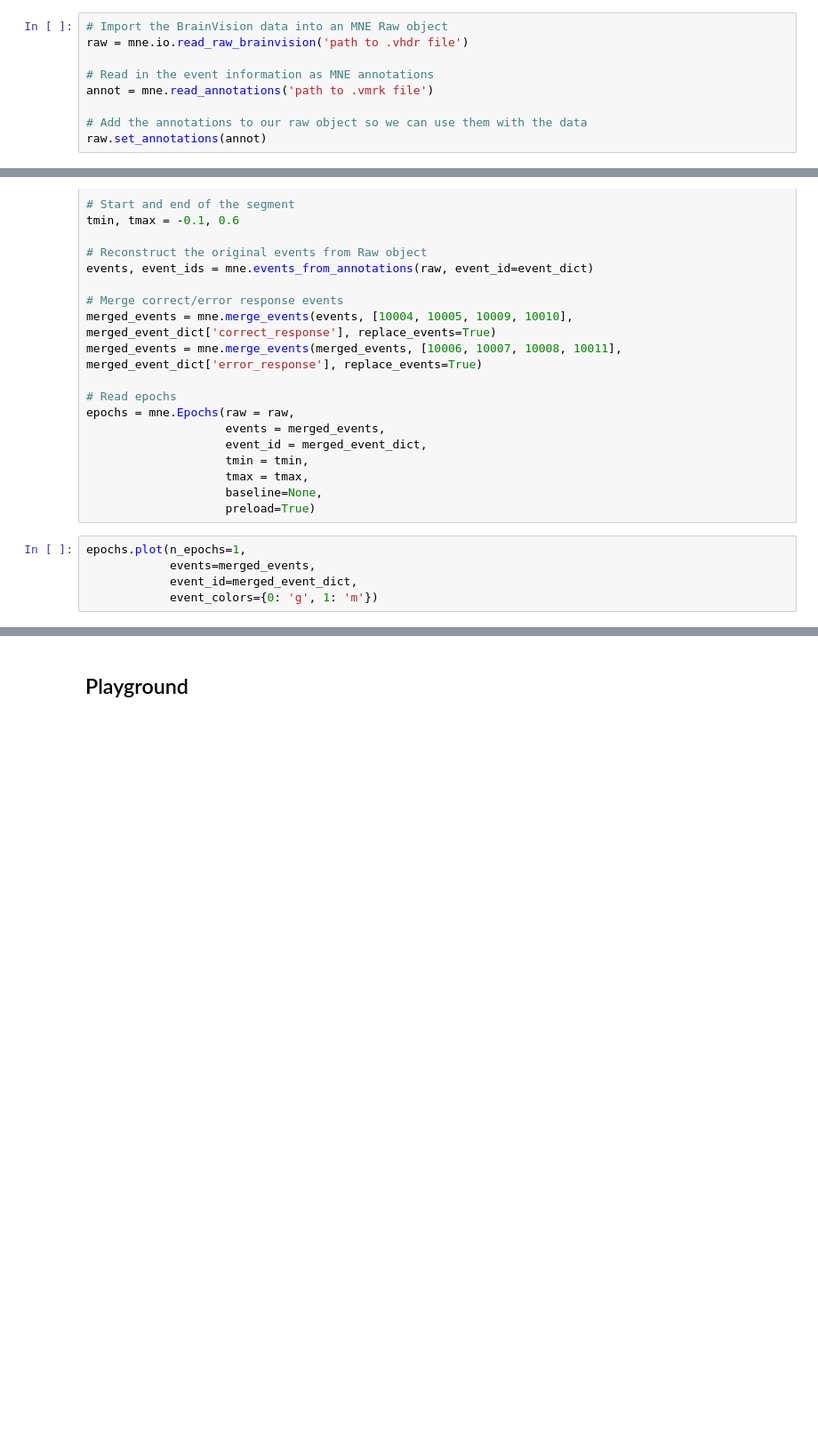
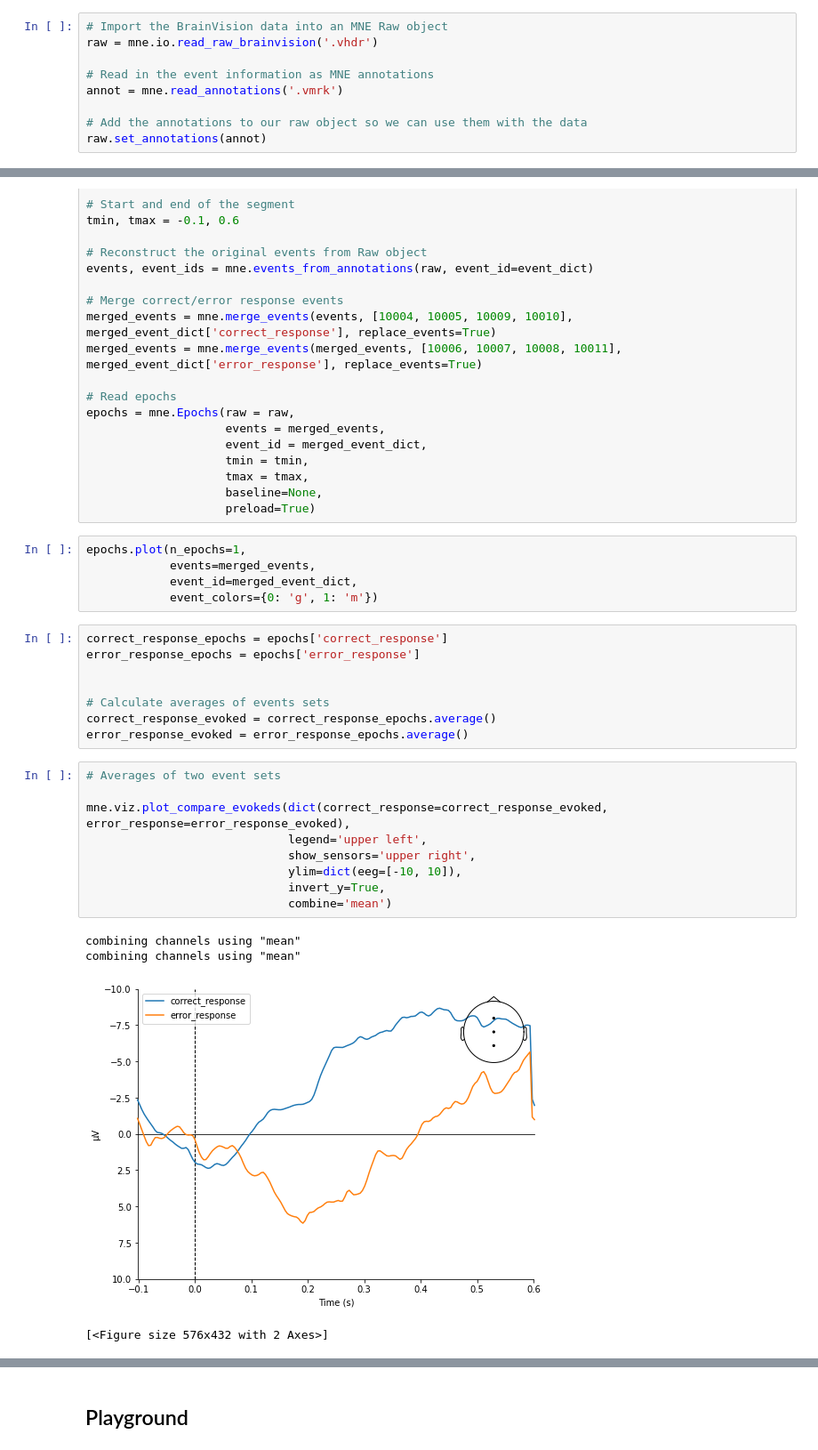
Before and after one commit to filyp/erpinator, a Jupyter notebook: read-data-poc.ipynb, the cells around one changed output, grey strips where cells are left out. Shown at 89% size. Cells and saved outputs as stored; diff of their text form; blank space fills up the shorter version.

Commit message:
Adds eeg-data visualisation

```diff
--- a/read-data-poc.ipynb
+++ b/read-data-poc.ipynb
@@ -4,9 +6,9 @@ import matplotlib
 # %%
 # Import the BrainVision data into an MNE Raw object
-raw = mne.io.read_raw_brainvision('path to .vhdr file')
+raw = mne.io.read_raw_brainvision('.vhdr')
 
 # Read in the event information as MNE annotations
-annot = mne.read_annotations('path to .vmrk file')
+annot = mne.read_annotations('.vmrk')
 
 # Add the annotations to our raw object so we can use them with the data
 raw.set_annotations(annot)
@@ -52,3 +54,25 @@ epochs.plot(n_epochs=1,
             events=merged_events,
             event_id=merged_event_dict,
             event_colors={0: 'g', 1: 'm'})
+# %%
+correct_response_epochs = epochs['correct_response']
+error_response_epochs = epochs['error_response']
+
+
+# Calculate averages of events sets
+correct_response_evoked = correct_response_epochs.average()
+error_response_evoked = error_response_epochs.average()
+# %%
+# Averages of two event sets
+
+mne.viz.plot_compare_evokeds(dict(correct_response=correct_response_evoked, error_response=error_response_evoked),
+                             legend='upper left',
+                             show_sensors='upper right',
+                             ylim=dict(eeg=[-10, 10]),
+                             invert_y=True,
+                             combine='mean')
+# %% [output]
+combining channels using "mean"
+combining channels using "mean"
+[figure, added]
+[<Figure size 576x432 with 2 Axes>]
```
Also changed, not shown: parts of 5 cells of this notebook.
